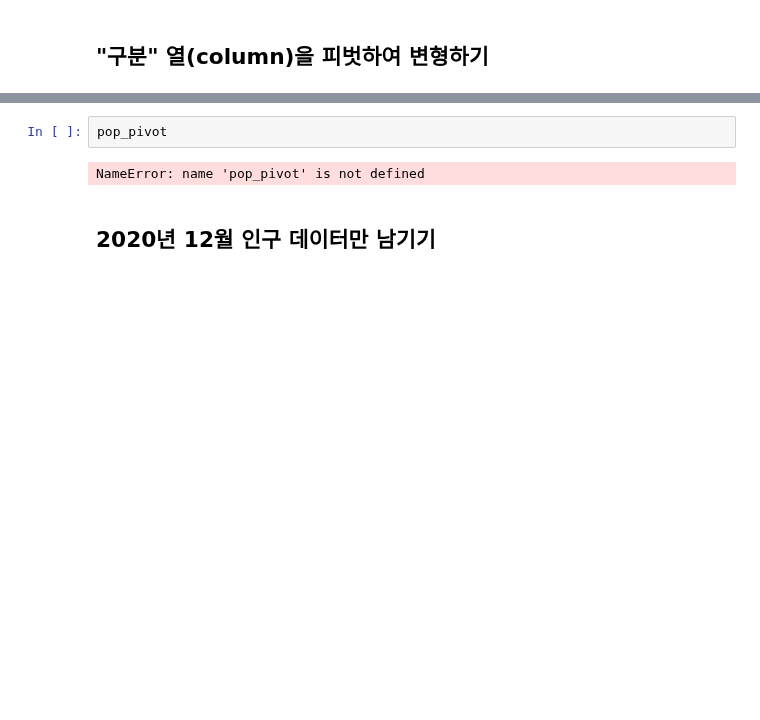
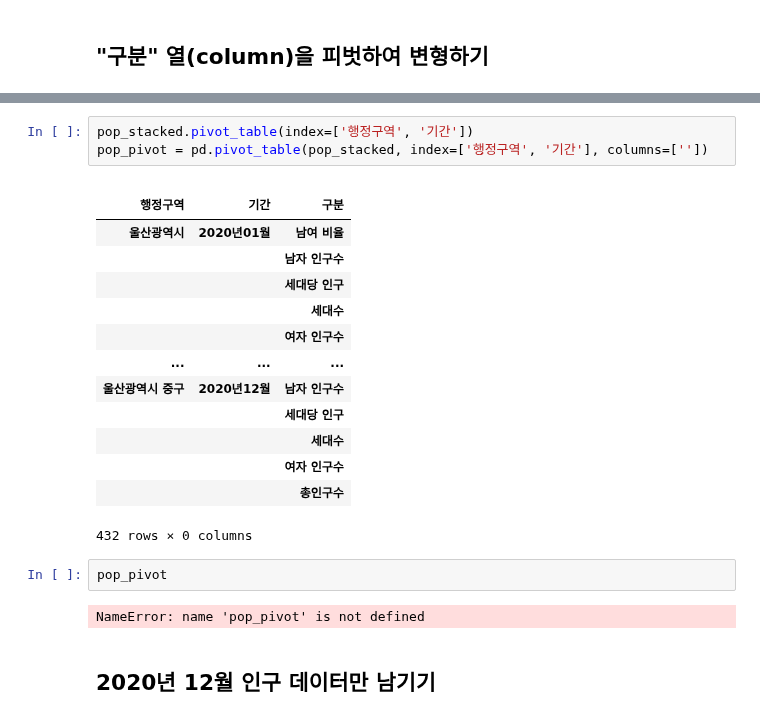
Before and after one commit to escortKwon/Advanced-AI-Education, a Jupyter notebook: 5th Week/DNN 복습 실습/00. Pandas 활용 능력 평가/울산CCTV/울산광역시 CCTV_practice.ipynb, the cells around one changed output, grey strips where cells are left out. Drawn from its saved outputs; the diff is of its cells as text; blank space fills up the shorter version.

```diff
--- a/5th Week/DNN 복습 실습/00. Pandas 활용 능력 평가/울산CCTV/울산광역시 CCTV_practice.ipynb
+++ b/5th Week/DNN 복습 실습/00. Pandas 활용 능력 평가/울산CCTV/울산광역시 CCTV_practice.ipynb
@@ -217,3 +201,21 @@ pop_stacked.drop(['level_1'], axis=1, inplace=True)
+# %%
+pop_stacked.pivot_table(index=['행정구역', '기간'])
+pop_pivot = pd.pivot_table(pop_stacked, index=['행정구역', '기간'], columns=[''])
+# %% [output]
+|  |  |  |
+| 행정구역 | 기간 | 구분 |
+| 울산광역시 | 2020년01월 | 남여 비율 |
+|  |  | 남자 인구수 |
+|  |  | 세대당 인구 |
+|  |  | 세대수 |
+|  |  | 여자 인구수 |
+| ... | ... | ... |
+| 울산광역시 중구 | 2020년12월 | 남자 인구수 |
+|  |  | 세대당 인구 |
+|  |  | 세대수 |
+|  |  | 여자 인구수 |
+|  |  | 총인구수 |
+432 rows × 0 columns
 # %%
 pop_pivot
 # %% [output]
```
Also changed, not shown: parts of 6 cells of this notebook.
